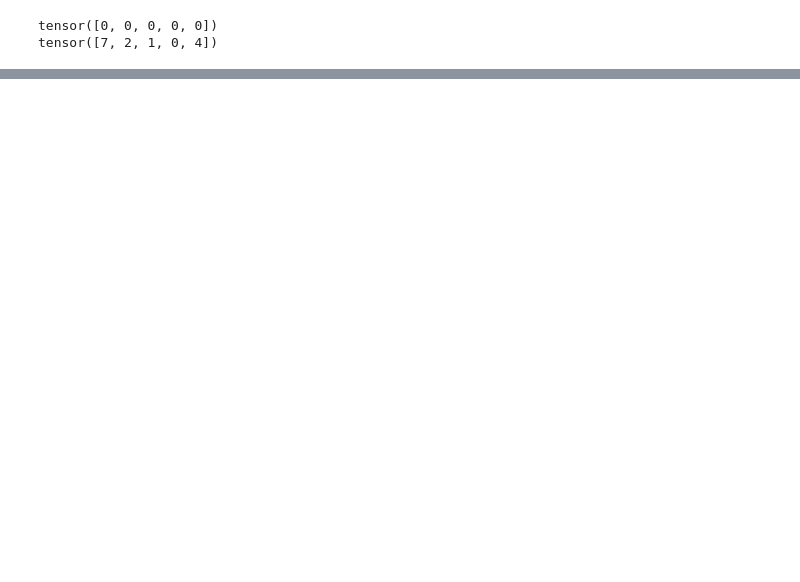
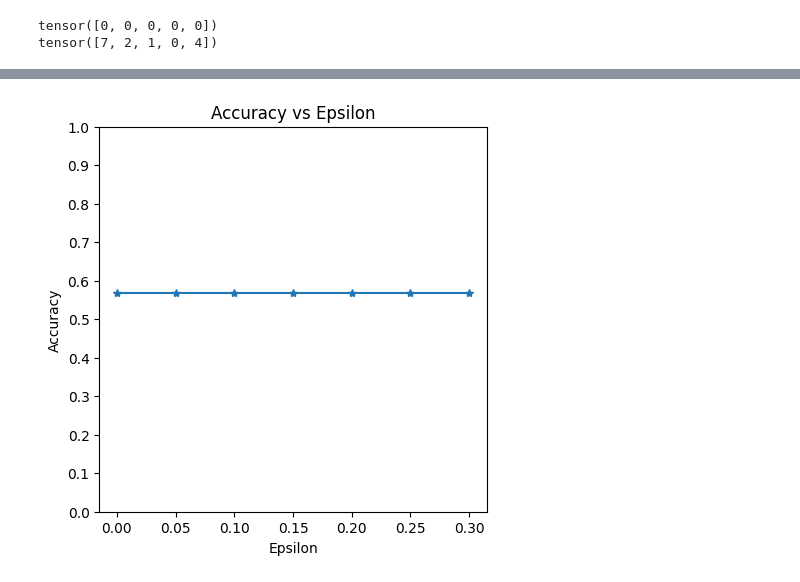
Before and after one commit to quentinRolld/Adversarial_attack, a Jupyter notebook: RBF/RBF_2.ipynb, the cells around one changed output, grey strips where cells are left out. Drawn from its saved outputs; the diff is of its cells as text; code cells hidden in the pictures; blank space fills up the shorter version.

```diff
--- a/RBF/RBF_2.ipynb
+++ b/RBF/RBF_2.ipynb
@@ -169,0 +174,13 @@ Test set: Average loss: 0.0269, Accuracy: 4459/10000 (44.6%)
+# %%
+epsilons = [0, .05, .1, .15, .2, .25, .3]
+# %%
+accuracies = []
+examples = []
+confidences = []
+
+# Run test for each epsilon
+for eps in epsilons:
+    accuracy, example, confidence = test(model2, device, test_loader, eps)
+    accuracies.append(accuracy)
+    examples.append(example)
+    confidences.append(confidence)
@@ -169,0 +225,11 @@ Test set: Average loss: 0.0269, Accuracy: 4459/10000 (44.6%)
+# %%
+plt.figure(figsize=(5,5))
+plt.plot(epsilons, [accuracy/10 for accuracy in accuracies], "*-")
+plt.yticks(np.arange(0, 1.1, step=0.1))
+plt.xticks(np.arange(0, .35, step=0.05))
+plt.title("Accuracy vs Epsilon")
+plt.xlabel("Epsilon")
+plt.ylabel("Accuracy")
+plt.show()
+# %% [output]
+[figure, added]
```
Also changed, not shown: parts of 7 cells of this notebook, 3 other files.
